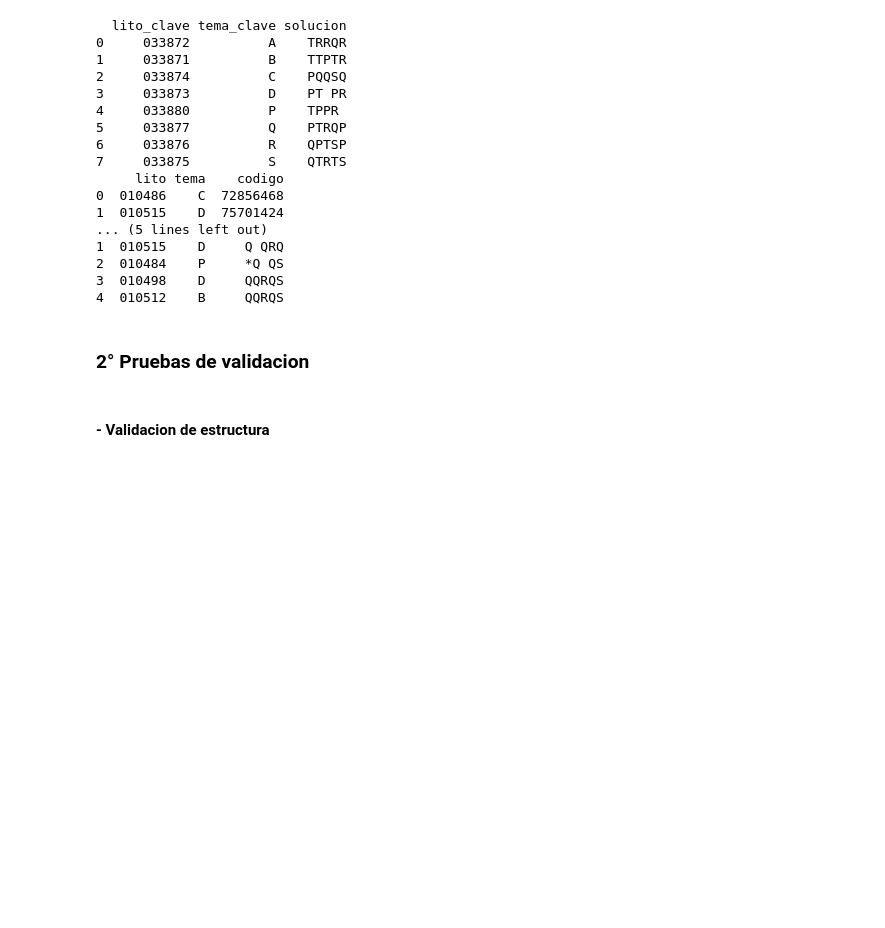
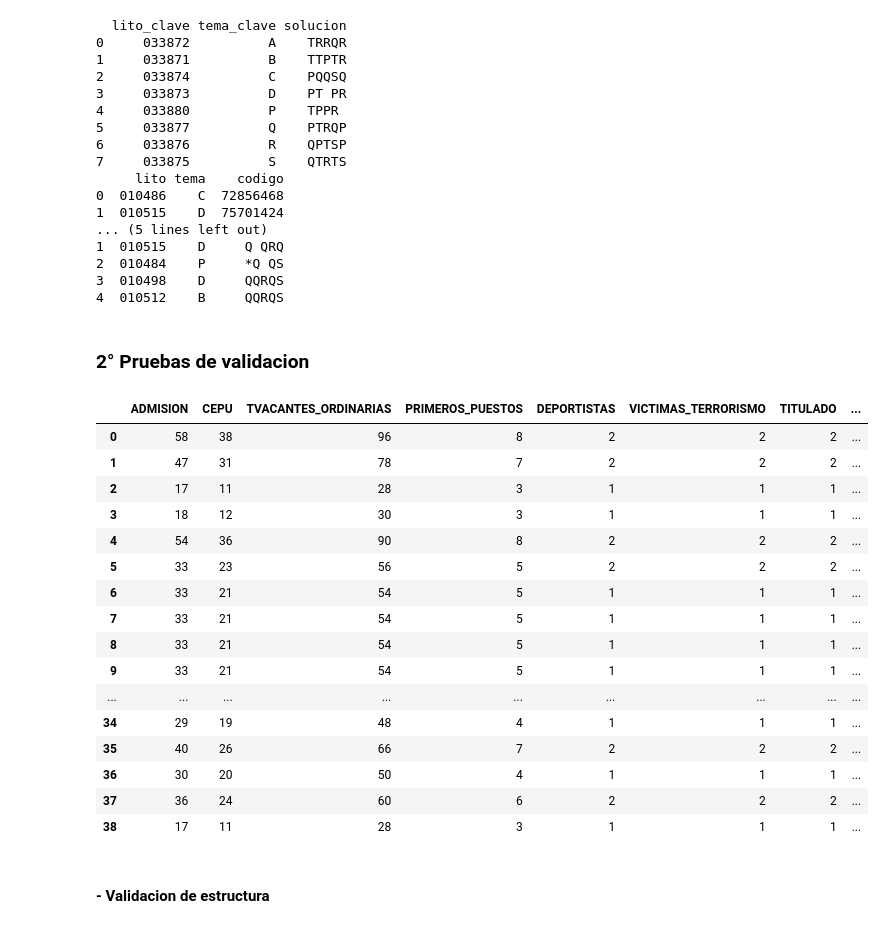
Before and after one commit to Ausubel/proyecto_admin, a Jupyter notebook: pruebas.ipynb, the cells around one changed output. Drawn from its saved outputs; the diff is of its cells as text; code cells hidden in the pictures; blank space fills up the shorter version.

```diff
--- a/pruebas.ipynb
+++ b/pruebas.ipynb
@@ -79,6 +79,28 @@ except Exception as e:
 4  010512    B     QQRQS
 # %% [markdown]
 ### 2° Pruebas de validacion
+# %%
+df_vacantes = pd.read_excel("VACANTES_ADMI2.xlsx")
+# %%
+df_vacantes
+# %% [output]
+|  | ADMISION | CEPU | TVACANTES_ORDINARIAS | PRIMEROS_PUESTOS | DEPORTISTAS | VICTIMAS_TERRORISMO | TITULADO | ... |
+| 0 | 58 | 38 | 96 | 8 | 2 | 2 | 2 | ... |
+| 1 | 47 | 31 | 78 | 7 | 2 | 2 | 2 | ... |
+| 2 | 17 | 11 | 28 | 3 | 1 | 1 | 1 | ... |
+| 3 | 18 | 12 | 30 | 3 | 1 | 1 | 1 | ... |
+| 4 | 54 | 36 | 90 | 8 | 2 | 2 | 2 | ... |
+| 5 | 33 | 23 | 56 | 5 | 2 | 2 | 2 | ... |
+| 6 | 33 | 21 | 54 | 5 | 1 | 1 | 1 | ... |
+| 7 | 33 | 21 | 54 | 5 | 1 | 1 | 1 | ... |
+| 8 | 33 | 21 | 54 | 5 | 1 | 1 | 1 | ... |
+| 9 | 33 | 21 | 54 | 5 | 1 | 1 | 1 | ... |
+| ... | ... | ... | ... | ... | ... | ... | ... | ... |
+| 34 | 29 | 19 | 48 | 4 | 1 | 1 | 1 | ... |
+| 35 | 40 | 26 | 66 | 7 | 2 | 2 | 2 | ... |
+| 36 | 30 | 20 | 50 | 4 | 1 | 1 | 1 | ... |
+| 37 | 36 | 24 | 60 | 6 | 2 | 2 | 2 | ... |
+| 38 | 17 | 11 | 28 | 3 | 1 | 1 | 1 | ... |
 # %% [markdown]
 #### - Validacion de estructura
 # %%
```
Also changed, not shown: 3 other files.
